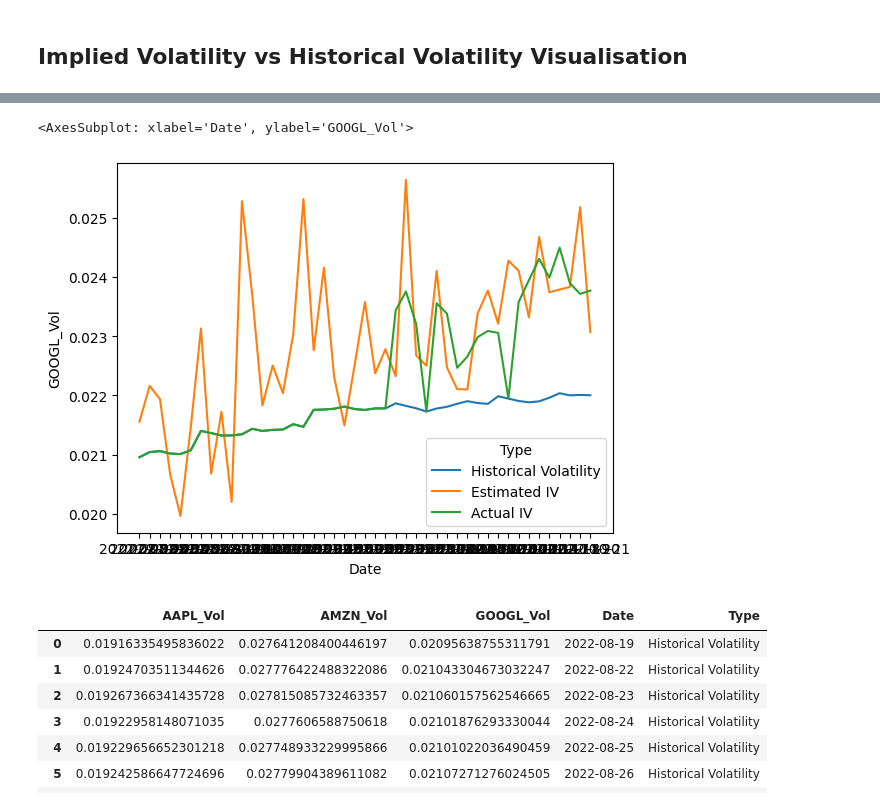
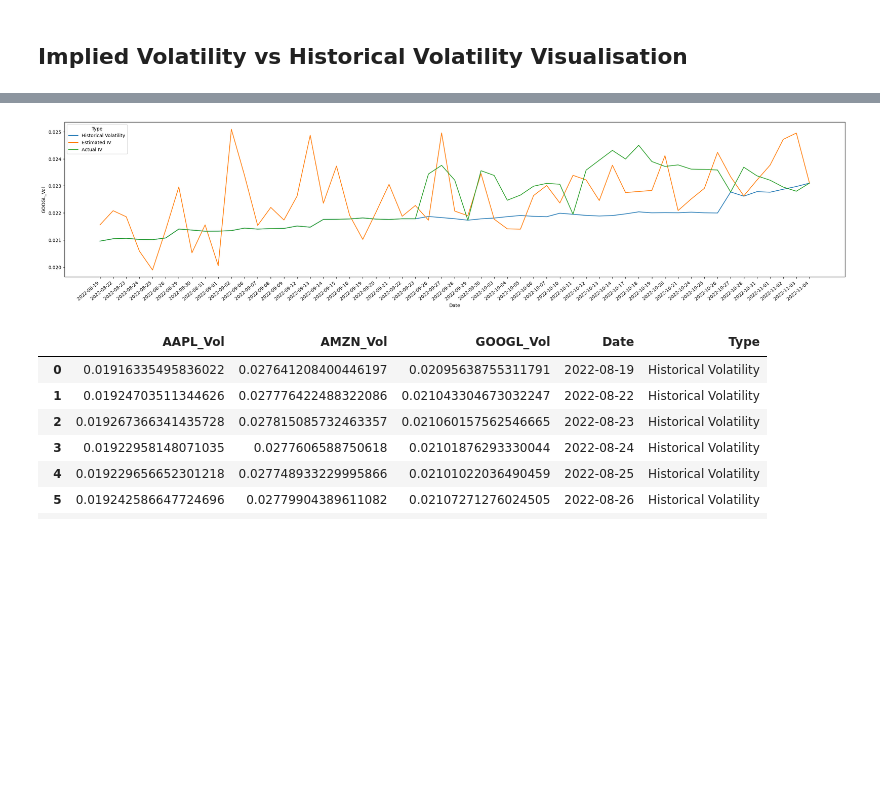
Before and after one commit to Shaojieee/MH4518-Simulation-in-Finance, a Jupyter notebook: python/working.ipynb, the cells around one changed output, grey strips where cells are left out. Drawn from its saved outputs; the diff is of its cells as text; code cells hidden in the pictures; blank space fills up the shorter version.

```diff
--- a/python/working.ipynb
+++ b/python/working.ipynb
@@ -27,13 +27,13 @@ experiment_details = {
     'GBM': 'multivariate',
     'r': 0.0326,
     ## If set to true uses estimated IV calculated from BS Pricing formula
-    'estimated_IV': True,
+    'estimated_IV': False,
     ## If set to true uses IV data extracted from bloomberg
     'actual_IV':False,
     'min_sigma':0,
     'max_sigma':5,
     'step':0.000001,
-    'EMS': True,
+    'EMS': False,
     'interpolate_r':False
 }
 
@@ -294,8 +294,12 @@ sns.lineplot(x='Date',y='AMZN_Vol',data=temp,hue='Type')
 # %%
-sns.lineplot(x='Date',y='GOOGL_Vol',data=temp,hue='Type')
+fig= plt.figure(figsize=(30,6))
+
+ax = sns.lineplot(x='Date',y='GOOGL_Vol',data=temp,hue='Type')
+ax.set_xticklabels(ax.get_xticklabels(), rotation=40, ha="right")
+
+plt.savefig('../results/GOOGL_Vol')
 # %% [output]
-<AxesSubplot: xlabel='Date', ylabel='GOOGL_Vol'>
-[figure, old version]
+[figure, new version]
 # %%
 hist_vol_df
 # %% [output]
```
Also changed, not shown: parts of 6 cells of this notebook, 10 other files.
